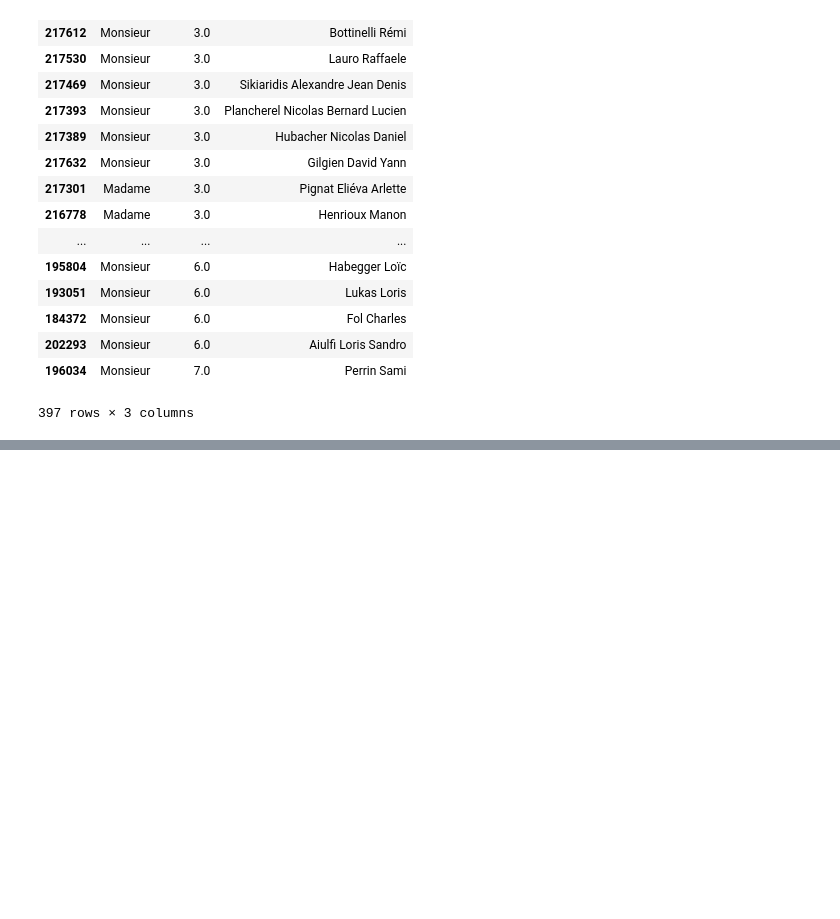
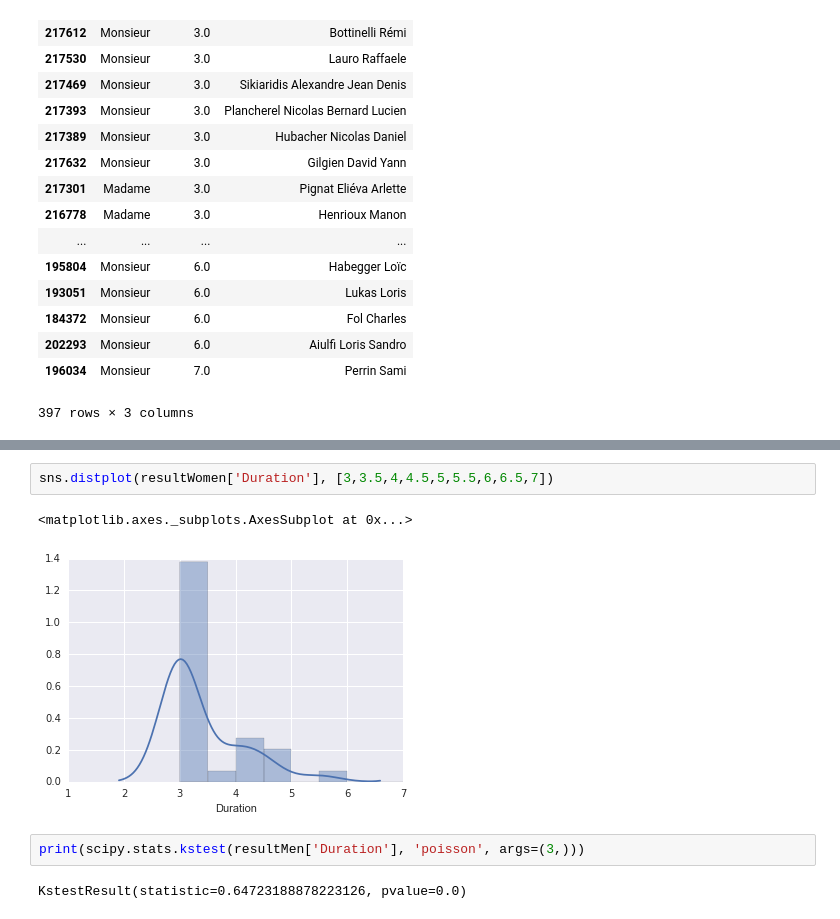
Before and after one commit to Gronlaen/data-analytics-homeworks, a Jupyter notebook: 02 - Data from the Web/Homework 2.ipynb, the cells around one changed output, grey strips where cells are left out. Saved outputs shown, nothing was run; the diff lists cells and outputs as text; blank space fills up the shorter version.

Commit message:
A few stats

```diff
--- a/02 - Data from the Web/Homework 2.ipynb
+++ b/02 - Data from the Web/Homework 2.ipynb
@@ -126,0 +159,9 @@ result.sort_values('Duration')
+# %%
+sns.distplot(resultWomen['Duration'], [3,3.5,4,4.5,5,5.5,6,6.5,7])
+# %% [output]
+<matplotlib.axes._subplots.AxesSubplot at 0x...>
+[figure, added]
+# %%
+print(scipy.stats.kstest(resultMen['Duration'], 'poisson', args=(3,)))
+# %% [output]
+KstestResult(statistic=0.64723188878223126, pvalue=0.0)
```
Also changed, not shown: parts of 4 cells of this notebook.
